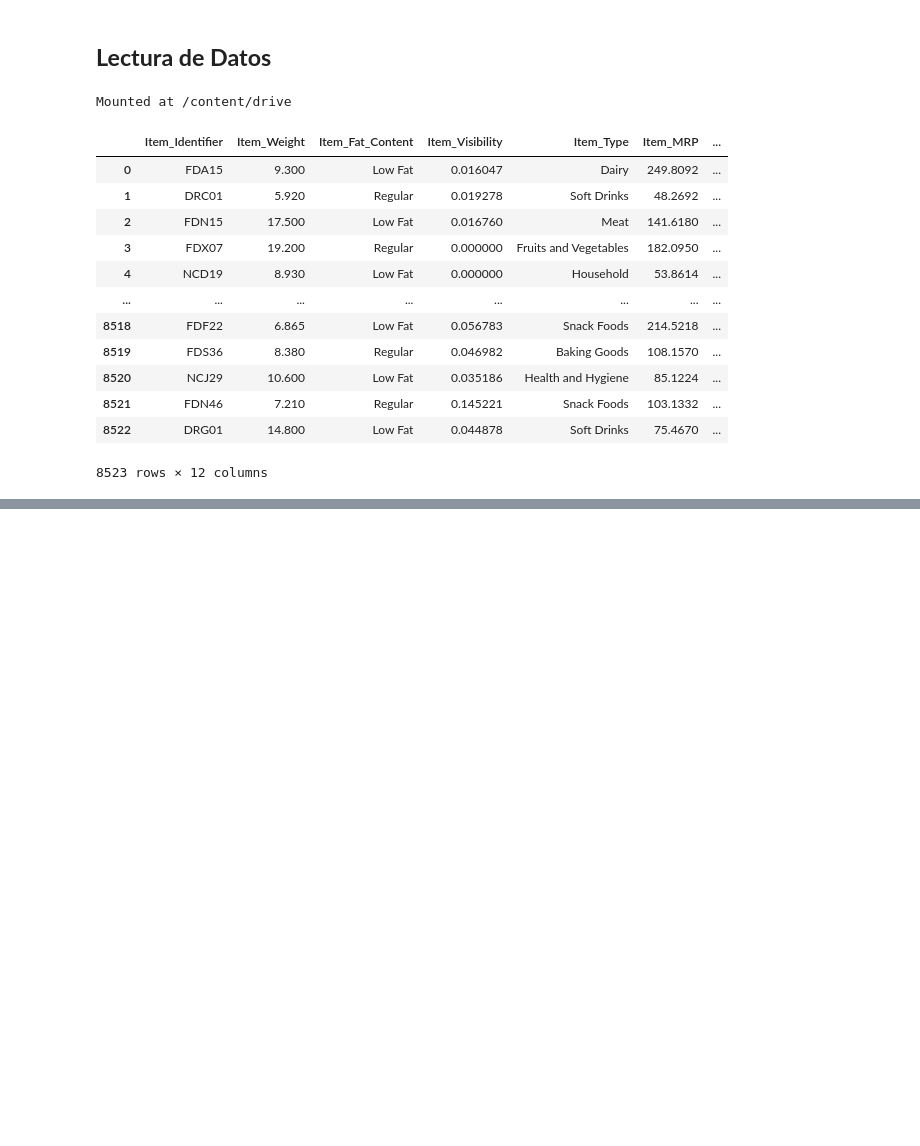
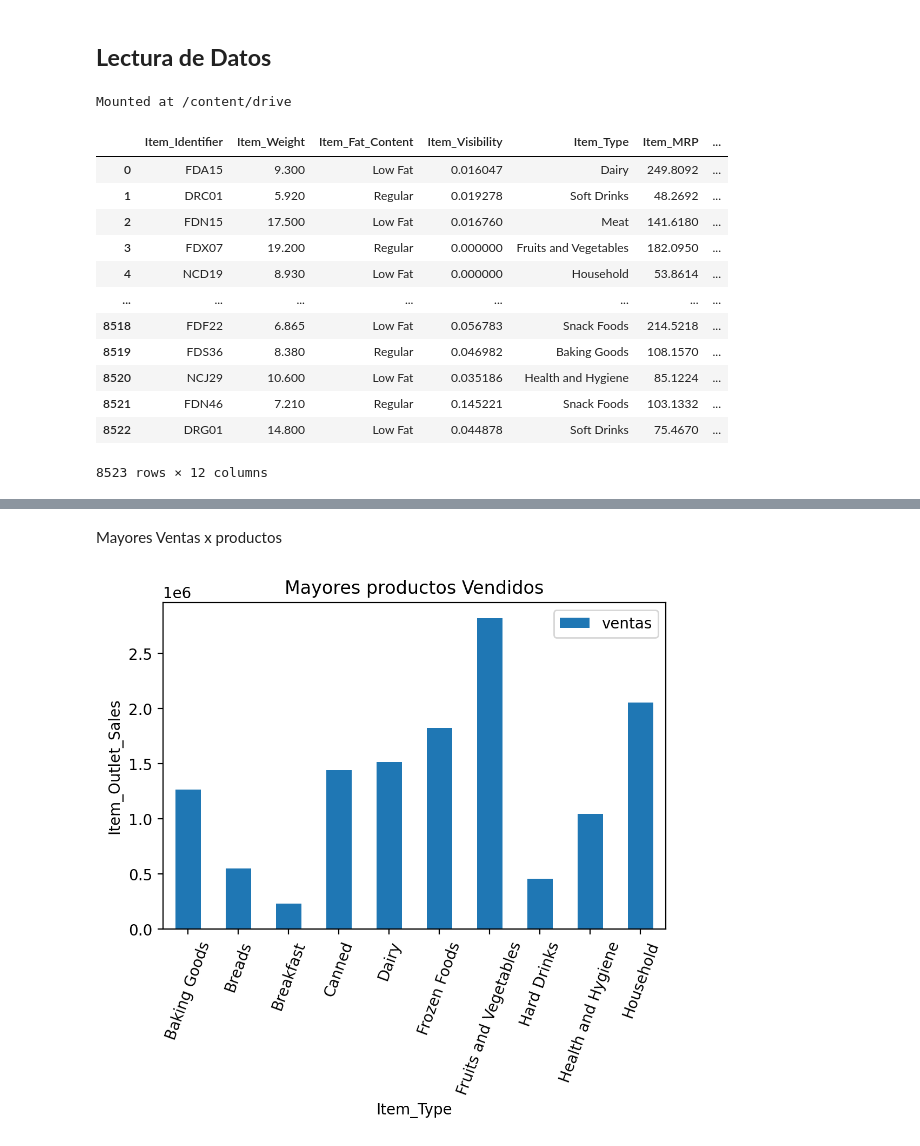
Before and after one commit to aabarzu/sales-predictions, a Jupyter notebook: salesPredictions.ipynb, the cells around one changed output, grey strips where cells are left out. Cells and saved outputs as stored; diff of their text form; code cells hidden in the pictures; blank space fills up the shorter version.

```diff
--- a/salesPredictions.ipynb
+++ b/salesPredictions.ipynb
@@ -30,0 +234,3 @@ Mounted at /content/drive
+# %%
+filtro_datos = (df['Item_Identifier'] == 'FDE52') | (df['Item_Identifier'] == 'FDK57') | (df['Item_Identifier'] == 'FDN52') | ( df['Item_Identifier'] == 'FDQ60')
+df[filtro_datos]
@@ -30,0 +243,4 @@ Mounted at /content/drive
+# %%
+#Se eliminan los datos para estos registros debido a que no existe
+df = df[~filtro_datos]
+df
@@ -30,0 +293,2 @@ Mounted at /content/drive
+# %%
+df = df.fillna(method="ffill")
@@ -30,0 +396,14 @@ Mounted at /content/drive
+# %% [markdown]
+Mayores Ventas x productos
+# %%
+data_grafo=df.groupby(['Item_Type'])['Item_Outlet_Sales'].sum().head(10)
+
+plt.figure(dpi=200) #resolución de figura (implica tamaño)
+data_grafo.plot.bar(rot=70);
+plt.legend(['ventas']);
+plt.title('Mayores productos Vendidos');
+plt.ylabel("Item_Outlet_Sales");
+plt.xlabel("Item_Type");
+plt.show();
+# %% [output]
+[figure, added]
```
Also changed, not shown: parts of 39 cells of this notebook.
